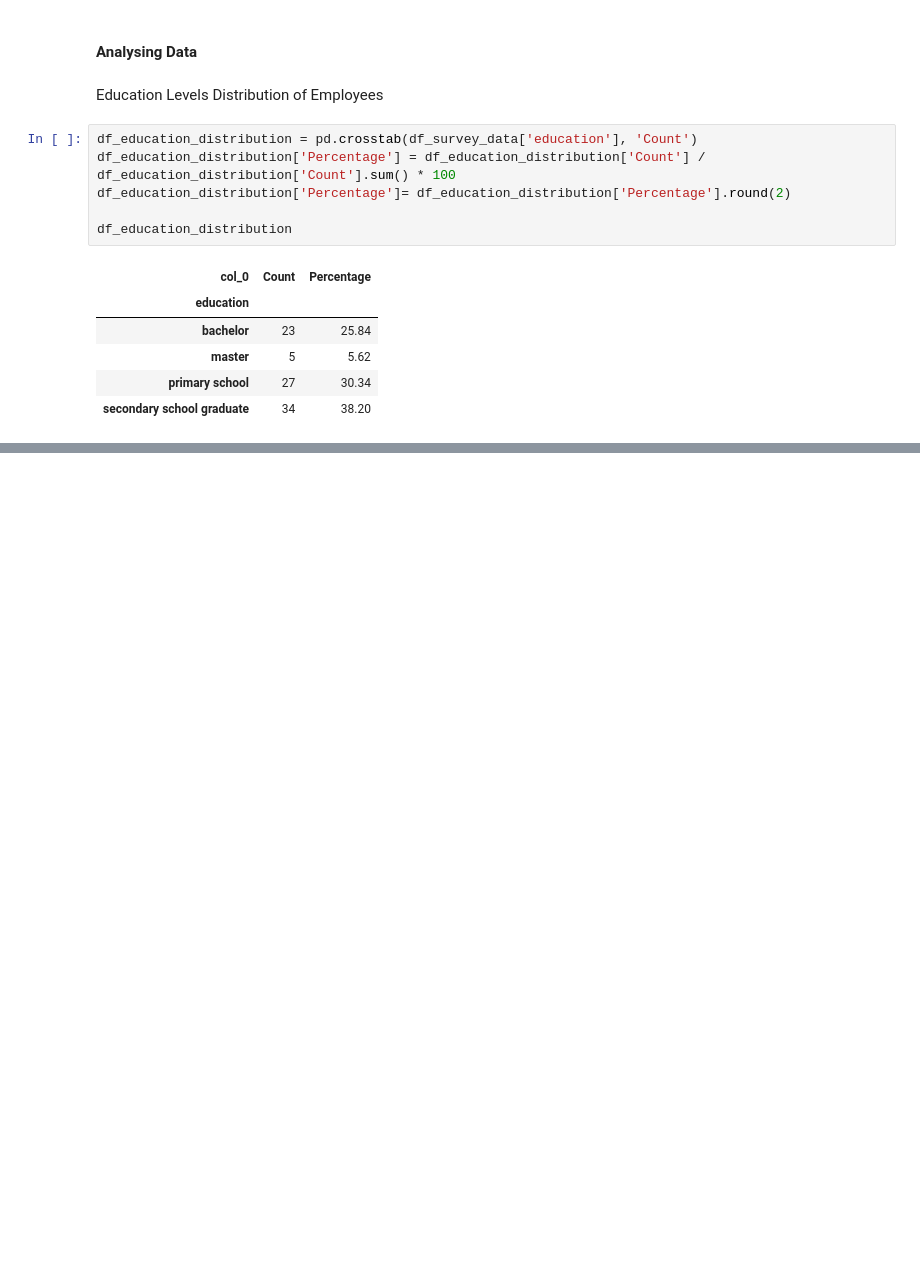
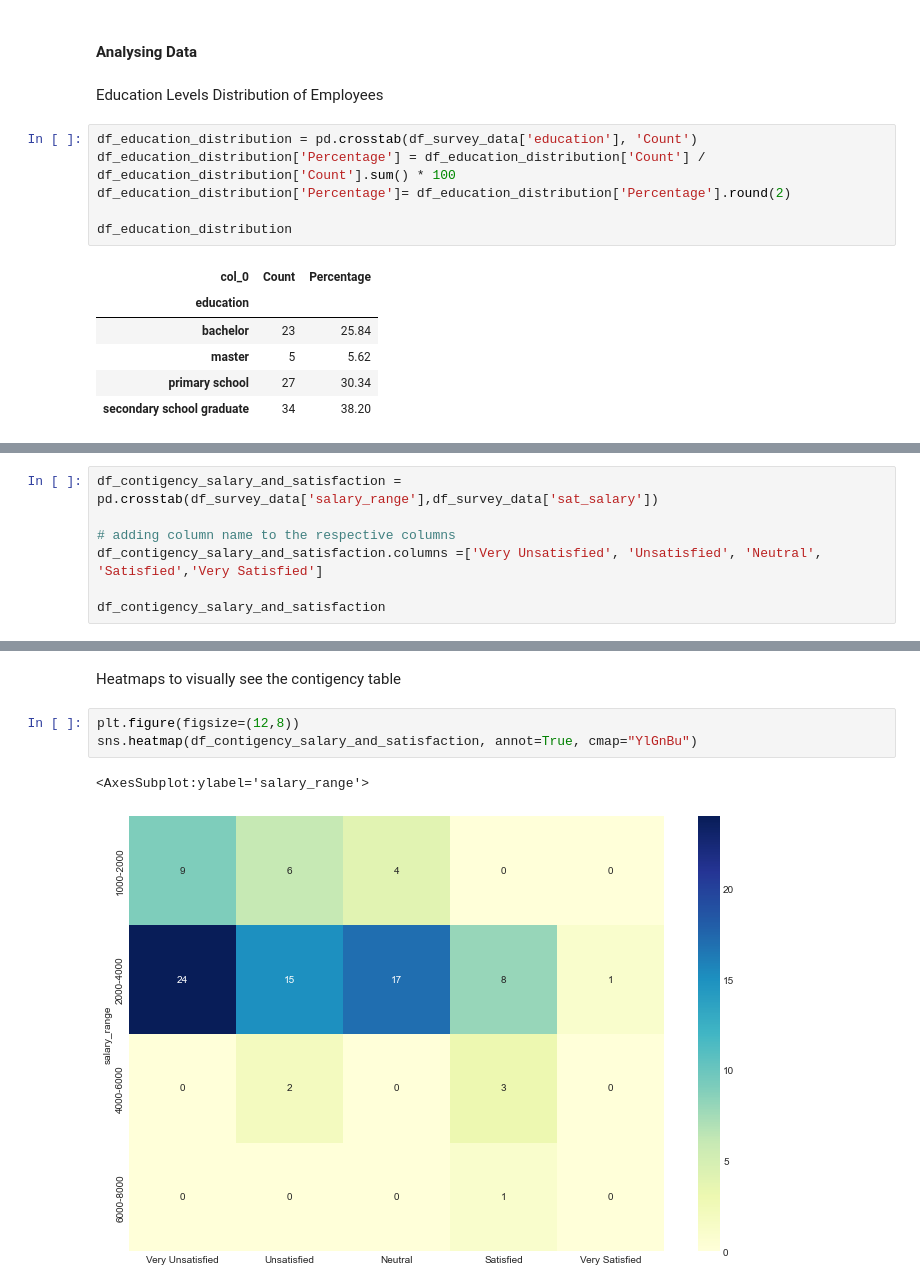
Before and after one commit to DGautam11/ShopSarisfactionSurveyAnalysis, a Jupyter notebook: WorkPlaceSatisfactionSurveyAnalysis.ipynb, the cells around one changed output, grey strips where cells are left out. Cells and saved outputs as stored; diff of their text form; blank space fills up the shorter version.

```diff
--- a/WorkPlaceSatisfactionSurveyAnalysis.ipynb
+++ b/WorkPlaceSatisfactionSurveyAnalysis.ipynb
@@ -312,0 +359,7 @@ df_survey_data[["gender","age"]].groupby("gender").mean().round(0)
+# %%
+df_contigency_salary_and_satisfaction = pd.crosstab(df_survey_data['salary_range'],df_survey_data['sat_salary'])
+
+# adding column name to the respective columns
+df_contigency_salary_and_satisfaction.columns =['Very Unsatisfied', 'Unsatisfied', 'Neutral', 'Satisfied','Very Satisfied']
+
+df_contigency_salary_and_satisfaction
@@ -312,0 +373,8 @@ df_survey_data[["gender","age"]].groupby("gender").mean().round(0)
+# %% [markdown]
+Heatmaps to visually see the contigency table
+# %%
+plt.figure(figsize=(12,8))
+sns.heatmap(df_contigency_salary_and_satisfaction, annot=True, cmap="YlGnBu")
+# %% [output]
+<AxesSubplot:ylabel='salary_range'>
+[figure, added]
```
Also changed, not shown: parts of 24 cells of this notebook.
